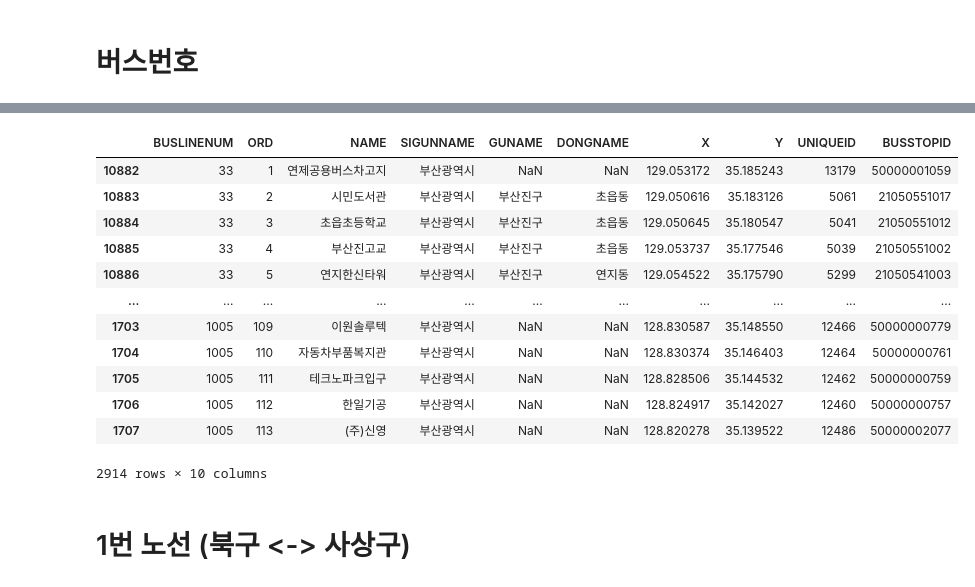
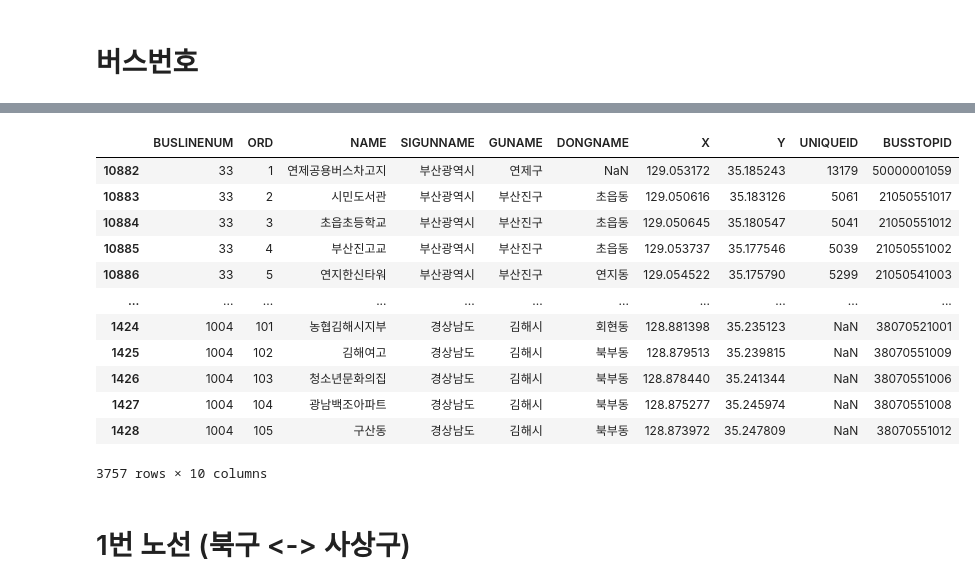
Before and after one commit to WithU-Bus/WithU-Bus, a Jupyter notebook: 버스노선연결.ipynb, the cells around one changed output, grey strips where cells are left out. Drawn from its saved outputs; the diff is of its cells as text; code cells hidden in the pictures.

```diff
--- a/버스노선연결.ipynb
+++ b/버스노선연결.ipynb
@@ -47,6 +140,11 @@ bus_160 = bus[bus['BUSLINENUM']== '160']
 bus_169_1 = bus[bus['BUSLINENUM']== '169-1']
 bus_59 = bus[bus['BUSLINENUM']== '59']
 bus_33_1 = bus[bus['BUSLINENUM']== '33-1']
+bus_110 = bus[bus['BUSLINENUM']== '110']
+bus_124 = bus[bus['BUSLINENUM']== '124']
+bus_128_1 = bus[bus['BUSLINENUM']== '128-1']
+bus_148 = bus[bus['BUSLINENUM']== '148']
+bus_148_1 = bus[bus['BUSLINENUM']== '148-1']
 bus_31 = bus[bus['BUSLINENUM']== '31']
 bus_68 = bus[bus['BUSLINENUM']== '68']
 bus_168 = bus[bus['BUSLINENUM']== '168']
@@ -56,12 +154,14 @@ bus_138 = bus[bus['BUSLINENUM']== '138']
 bus_138_1 = bus[bus['BUSLINENUM']== '138-1']
 bus_61 = bus[bus['BUSLINENUM']== '61']
 bus_186 = bus[bus['BUSLINENUM']== '186']
+bus_62 = bus[bus['BUSLINENUM']== '62']
+bus_129_1 = bus[bus['BUSLINENUM']== '129-1']
+bus_77 = bus[bus['BUSLINENUM']== '77']
 bus_16 = bus[bus['BUSLINENUM']== '16']
 bus_161 = bus[bus['BUSLINENUM']== '161']
 bus_338 = bus[bus['BUSLINENUM']== '338']
-bus_307 = bus[bus['BUSLINENUM']== '307']
-bus_62 = bus[bus['BUSLINENUM']== '62']
 bus_1005 = bus[bus['BUSLINENUM']== '1005']
+bus_1004 = bus[bus['BUSLINENUM']== '1004']
 bus_33.head(3)
 # %% [output]
 |  | BUSLINENUM | ORD | NAME | SIGUNNAME | GUNAME | DONGNAME | X | Y | UNIQUEID | BUSSTOPID |
@@ -80,21 +171,22 @@ bus_33.head(3)
 # %%
-bus_stop = pd.concat([bus_33, bus_133, bus_123, bus_126, bus_169, bus_15, bus_160, bus_169_1, bus_59, bus_33_1, bus_31, bus_68, bus_168, bus_108, bus_67,
-            bus_138, bus_138_1, bus_61, bus_186, bus_16, bus_161, bus_338, bus_307, bus_62, bus_1005], axis=0)
+bus_stop = pd.concat([bus_33, bus_133, bus_123, bus_126 , bus_169 , bus_15, bus_160 , bus_169_1,bus_59 , bus_33_1, bus_110, bus_124, bus_128_1,
+                        bus_148, bus_148_1, bus_31, bus_68, bus_168, bus_108, bus_67, bus_138, bus_138_1, bus_61, bus_186, bus_62, bus_129_1, bus_77, bus_16,
+                        bus_161, bus_338, bus_1005, bus_1004], axis=0)
 bus_stop
 # %% [output]
 |  | BUSLINENUM | ORD | NAME | SIGUNNAME | GUNAME | DONGNAME | X | Y | UNIQUEID | BUSSTOPID |
-| 10882 | 33 | 1 | 연제공용버스차고지 | 부산광역시 | NaN | NaN | 129.053172 | 35.185243 | 13179 | 50000001059 |
+| 10882 | 33 | 1 | 연제공용버스차고지 | 부산광역시 | 연제구 | NaN | 129.053172 | 35.185243 | 13179 | 50000001059 |
 | 10883 | 33 | 2 | 시민도서관 | 부산광역시 | 부산진구 | 초읍동 | 129.050616 | 35.183126 | 5061 | 21050551017 |
 | 10884 | 33 | 3 | 초읍초등학교 | 부산광역시 | 부산진구 | 초읍동 | 129.050645 | 35.180547 | 5041 | 21050551012 |
 | 10885 | 33 | 4 | 부산진고교 | 부산광역시 | 부산진구 | 초읍동 | 129.053737 | 35.177546 | 5039 | 21050551002 |
 | 10886 | 33 | 5 | 연지한신타워 | 부산광역시 | 부산진구 | 연지동 | 129.054522 | 35.175790 | 5299 | 21050541003 |
 | ... | ... | ... | ... | ... | ... | ... | ... | ... | ... | ... |
-| 1703 | 1005 | 109 | 이원솔루텍 | 부산광역시 | NaN | NaN | 128.830587 | 35.148550 | 12466 | 50000000779 |
-| 1704 | 1005 | 110 | 자동차부품복지관 | 부산광역시 | NaN | NaN | 128.830374 | 35.146403 | 12464 | 50000000761 |
-| 1705 | 1005 | 111 | 테크노파크입구 | 부산광역시 | NaN | NaN | 128.828506 | 35.144532 | 12462 | 50000000759 |
-| 1706 | 1005 | 112 | 한일기공 | 부산광역시 | NaN | NaN | 128.824917 | 35.142027 | 12460 | 50000000757 |
-| 1707 | 1005 | 113 | (주)신영 | 부산광역시 | NaN | NaN | 128.820278 | 35.139522 | 12486 | 50000002077 |
+| 1424 | 1004 | 101 | 농협김해시지부 | 경상남도 | 김해시 | 회현동 | 128.881398 | 35.235123 | NaN | 38070521001 |
+| 1425 | 1004 | 102 | 김해여고 | 경상남도 | 김해시 | 북부동 | 128.879513 | 35.239815 | NaN | 38070551009 |
+| 1426 | 1004 | 103 | 청소년문화의집 | 경상남도 | 김해시 | 북부동 | 128.878440 | 35.241344 | NaN | 38070551006 |
+| 1427 | 1004 | 104 | 광남백조아파트 | 경상남도 | 김해시 | 북부동 | 128.875277 | 35.245974 | NaN | 38070551008 |
+| 1428 | 1004 | 105 | 구산동 | 경상남도 | 김해시 | 북부동 | 128.873972 | 35.247809 | NaN | 38070551012 |
-2914 rows × 10 columns
+3757 rows × 10 columns
 # %%
 bus_stop.to_csv('./res/bus_stop.csv')
 # %%
```
Also changed, not shown: parts of 14 cells of this notebook, 7 other files.
